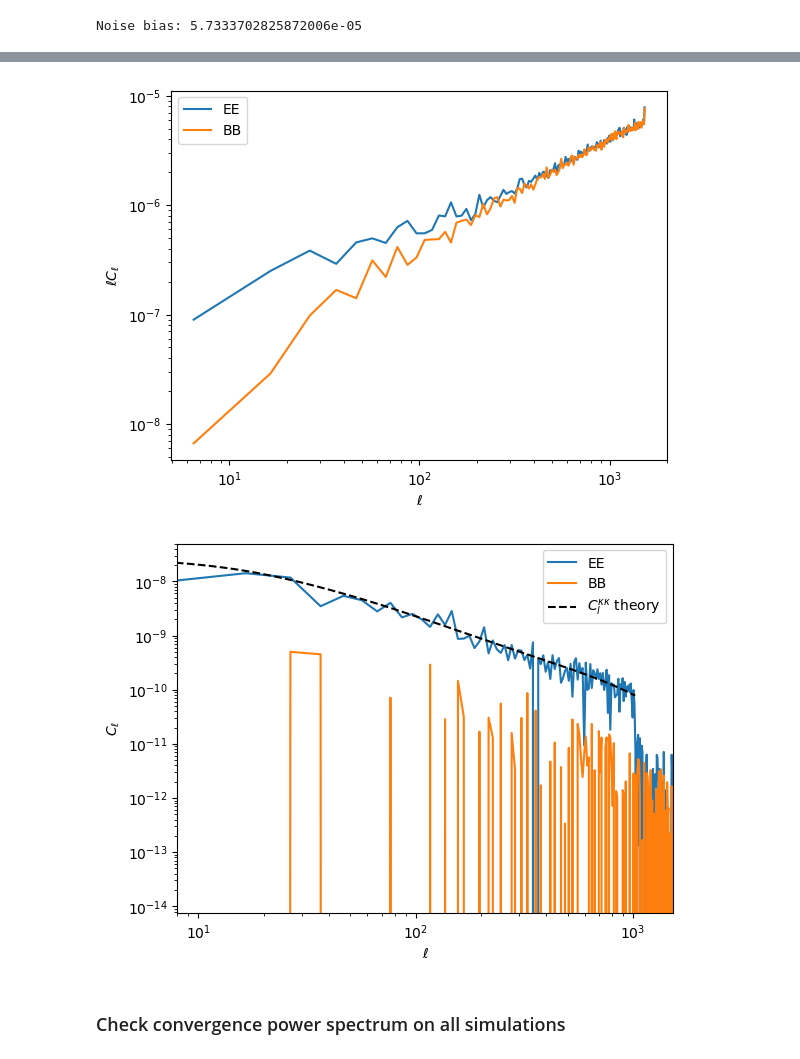
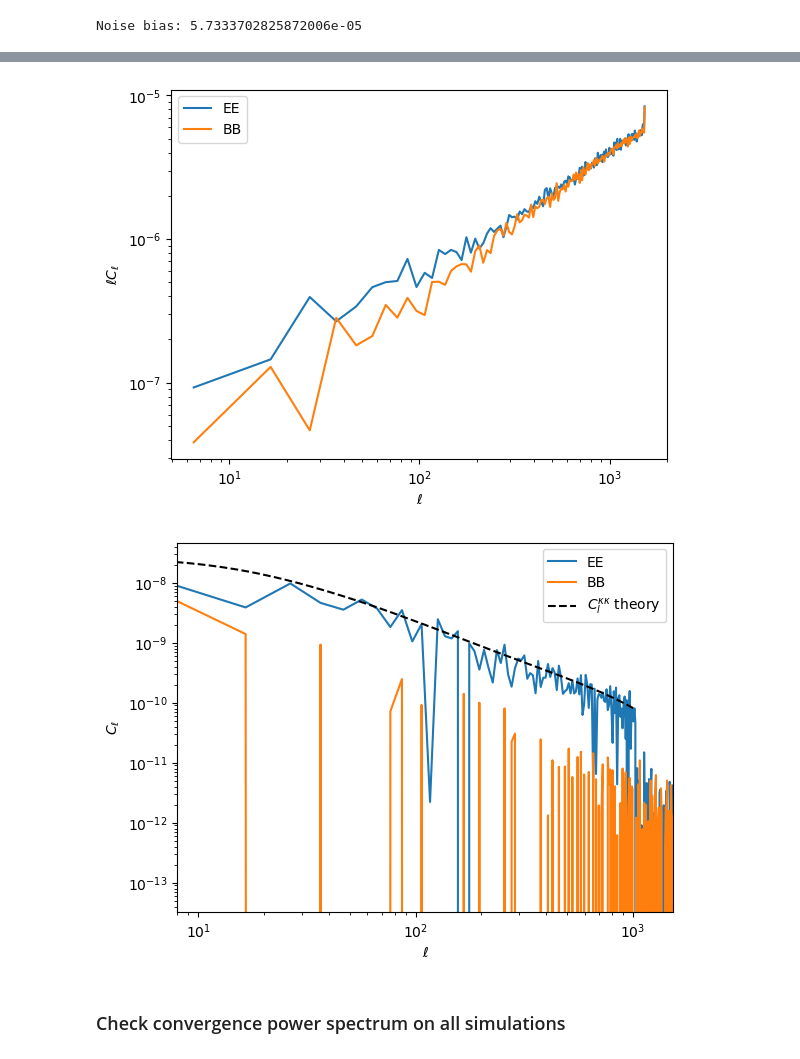
Before and after one commit to sachaguer/UNIONS_forward_model, a Jupyter notebook: notebooks/check_pipeline_output.ipynb, the cells around one changed output, grey strips where cells are left out. Saved outputs shown, nothing was run; the diff lists cells and outputs as text; code cells hidden in the pictures.

```diff
--- a/notebooks/check_pipeline_output.ipynb
+++ b/notebooks/check_pipeline_output.ipynb
@@ -29,7 +28,7 @@ num_sim = 1
 rot_i = 0
 rot_j = 0
 noise_real = 0
-path_output = f'/n17data/sguerrini/GowerStreetSims/test_storage/forward_model_sim{num_sim:05d}_nside0512_rot{rot_i}{rot_j}_noisereal{noise_real}.npy'
+path_output = f'/lustre/fswork/projects/rech/prk/uid35yw/test_gss/forward_model_sim{num_sim:05d}_nside0512_rot{rot_i}{rot_j}_noisereal{noise_real}.npy'
 output = np.load(path_output, allow_pickle=True).item()
 # %% [markdown]
 This notebook is meant to check that the output of the UNIONS forward model pipeline is correct.
@@ -279,8 +278,8 @@ plt.figure()
 plt.plot(ell_eff, ell_eff*cl_all[0], label='EE')
 plt.plot(ell_eff, ell_eff*cl_all[3], label='BB')
 
-plt.xlabel('$\ell$')
-plt.ylabel('$\ell C_\ell$')
+plt.xlabel(r'$\ell$')
+plt.ylabel(r'$\ell C_\ell$')
 
 plt.legend()
 
@@ -289,33 +288,33 @@ plt.yscale('log')
 
 plt.show()
 # %% [output]
-[figure, old version]
+[figure, new version]
 # %%
 try:
     m_bias = output['nuisance_parameters']['bin_1']['m_bias']
 except:
     m_bias = 0
 
 plt.figure()
 
 plt.plot(ell_eff, cl_all[0]-cl_noise[0], label='EE')
 plt.plot(ell_eff, cl_all[3]-cl_noise[3], label='BB')
-plt.plot(l, theory_cls['W1xW1']*pw**2*(1+m_bias)**2, label='$C_l^{\kappa\kappa}$ theory', c='k', ls='--')
+plt.plot(l, theory_cls['W1xW1']*pw**2*(1+m_bias)**2, label=r'$C_l^{\kappa\kappa}$ theory', c='k', ls='--')
 
-plt.xlabel('$\ell$')
-plt.ylabel('$C_\ell$')
+plt.xlabel(r'$\ell$')
+plt.ylabel(r'$C_\ell$')
 
 plt.legend()
 
 plt.xscale('log')
 plt.yscale('log')
 
 plt.xlim(8, 3*nside-1)
 
 plt.savefig('../Plots/ps_cl_estimation.png')
 plt.show()
 # %% [output]
-[figure, old version]
+[figure, new version]
 # %% [markdown]
 ### Check convergence power spectrum on all simulations
 # %%
```
Also changed, not shown: parts of 11 cells of this notebook, 6 other files.
